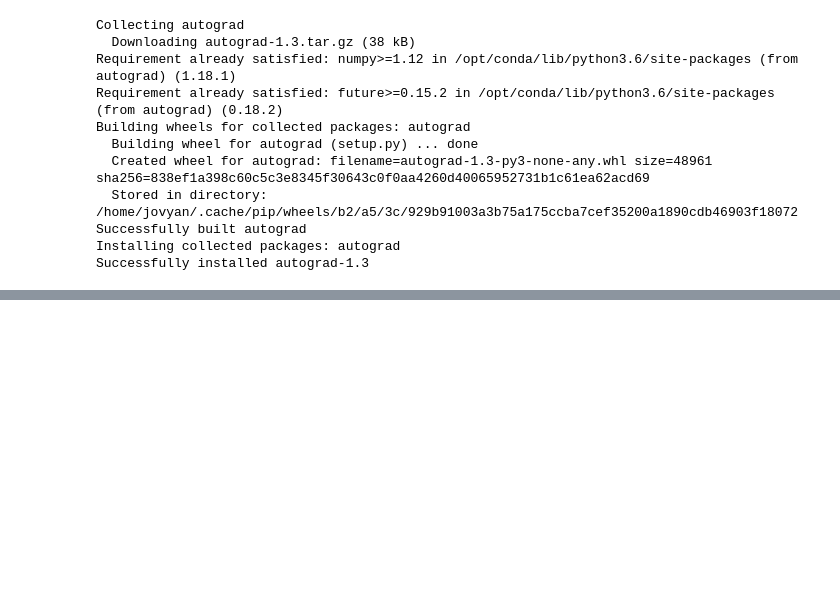
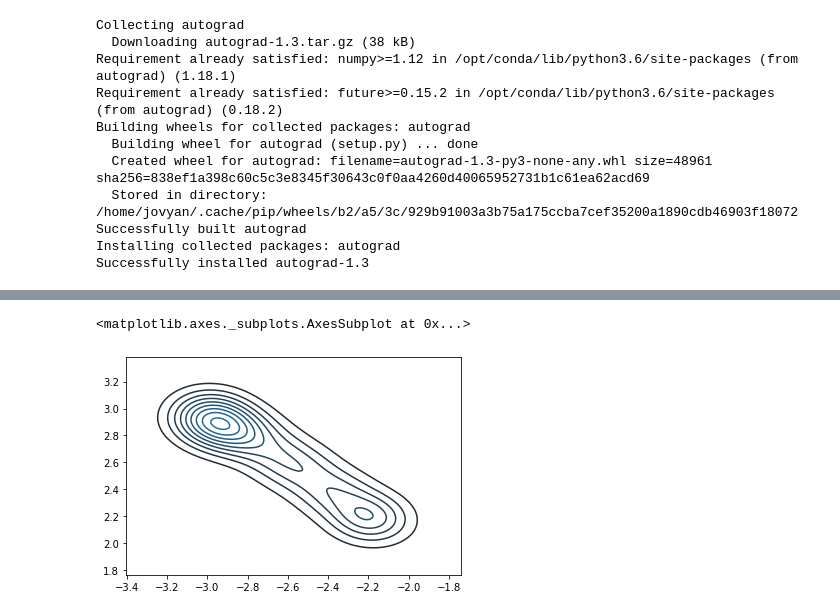
Before and after one commit to xiangwenmo/SGHMC-final-project, a Jupyter notebook: SGHMC-algorithm.ipynb, the cells around one changed output, grey strips where cells are left out. Saved outputs shown, nothing was run; the diff lists cells and outputs as text; code cells hidden in the pictures; blank space fills up the shorter version.

```diff
--- a/SGHMC-algorithm.ipynb
+++ b/SGHMC-algorithm.ipynb
@@ -174,0 +222,12 @@ sns.kdeplot(sim_mn[0,:],sim_mn[1,:])
+# %%
+def logprob(theta):
+        logp = np.sum(U(theta, x=x, n=n, batch_size=n))
+        gradu = gradU(theta, x=x, n=n, batch_size=n).reshape((-1,))
+        return logp, gradu
+# %%
+sim_hmc = hmc(logprob, x0=mu.reshape(-1), n_samples=100, epsilon=0.01)
+# %%
+sns.kdeplot(sim_hmc[:,0], sim_hmc[:,1])
+# %% [output]
+<matplotlib.axes._subplots.AxesSubplot at 0x...>
+[figure, added]
```
Also changed, not shown: parts of 16 cells of this notebook.
